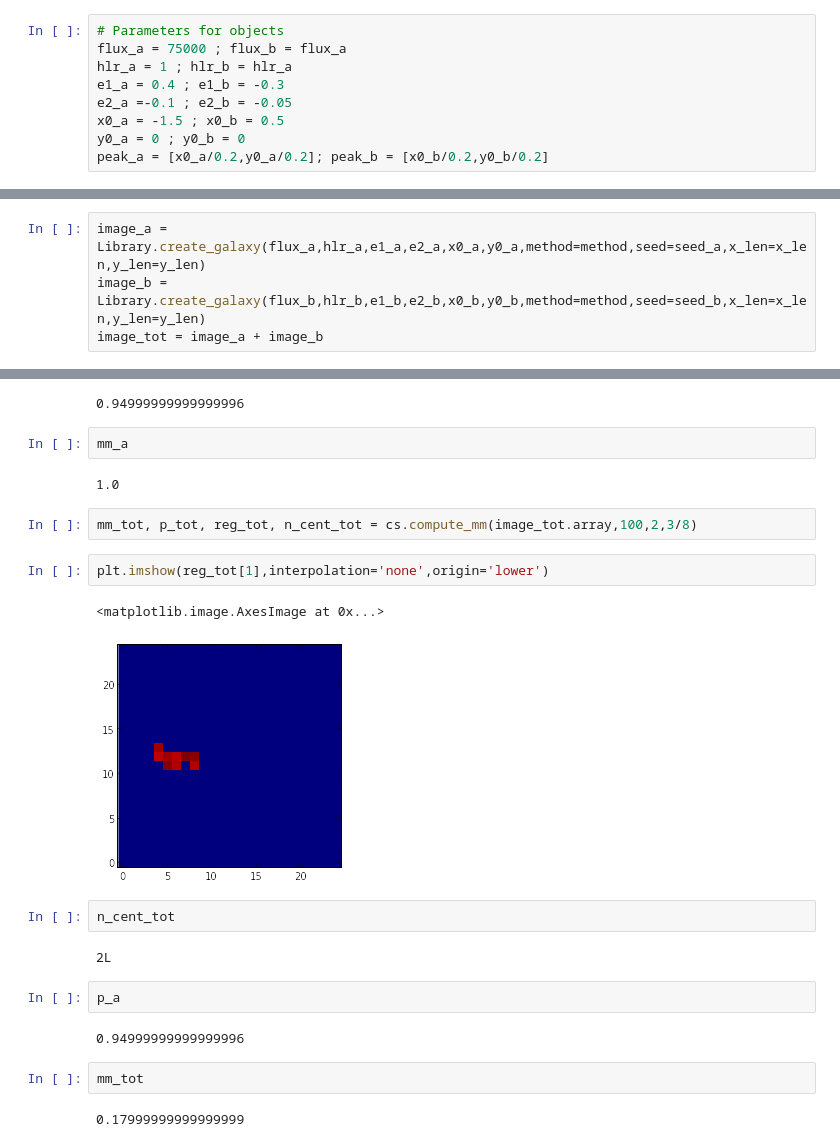
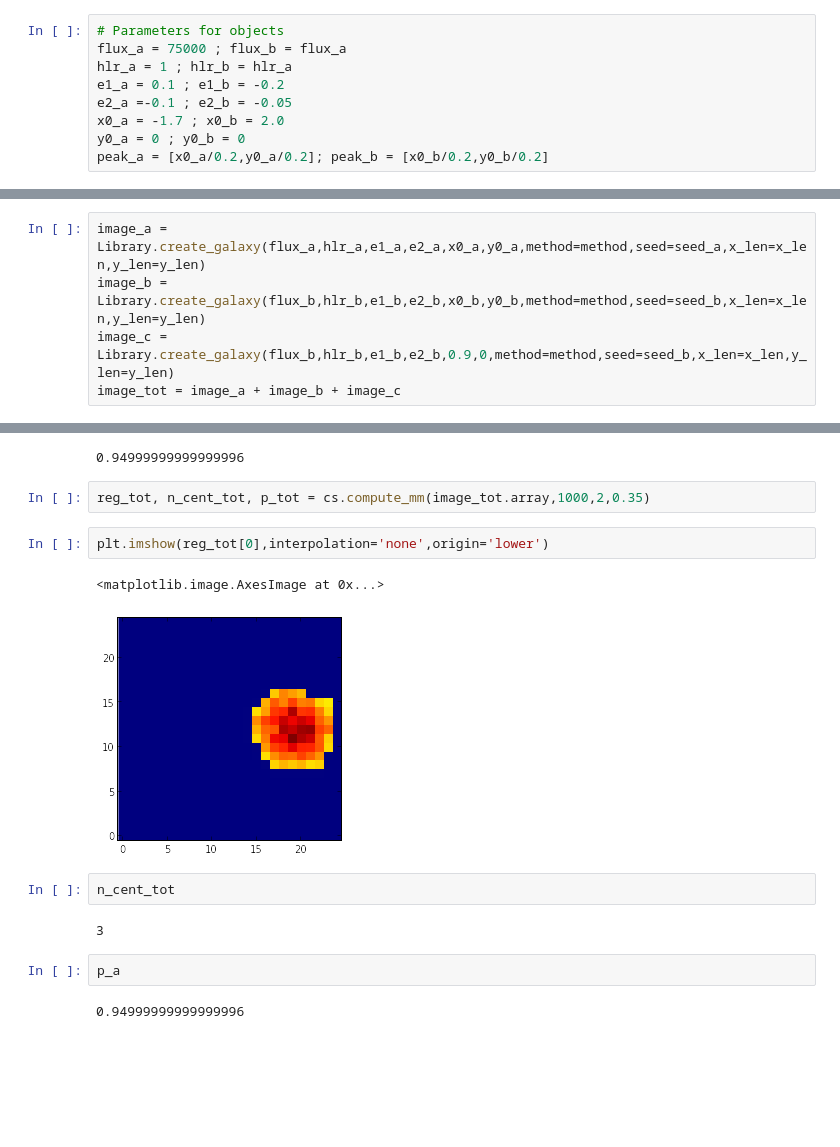
Before and after one commit to alvarezcl/deblending, a Jupyter notebook: cs229/test_stats.ipynb, the cells around one changed output, grey strips where cells are left out. Saved outputs shown, nothing was run; the diff lists cells and outputs as text; blank space fills up the shorter version.

```diff
--- a/cs229/test_stats.ipynb
+++ b/cs229/test_stats.ipynb
@@ -12,9 +12,9 @@ import matplotlib.gridspec as gridspec
 # Parameters for objects
 flux_a = 75000 ; flux_b = flux_a
 hlr_a = 1 ; hlr_b = hlr_a
-e1_a = 0.4 ; e1_b = -0.3
+e1_a = 0.1 ; e1_b = -0.2
 e2_a =-0.1 ; e2_b = -0.05
-x0_a = -1.5 ; x0_b = 0.5
+x0_a = -1.7 ; x0_b = 2.0
 y0_a = 0 ; y0_b = 0
 peak_a = [x0_a/0.2,y0_a/0.2]; peak_b = [x0_b/0.2,y0_b/0.2]
 # %%
@@ -27,6 +27,7 @@ seed_b = galsim.BaseDeviate(2)
 # %%
 image_a = Library.create_galaxy(flux_a,hlr_a,e1_a,e2_a,x0_a,y0_a,method=method,seed=seed_a,x_len=x_len,y_len=y_len)
 image_b = Library.create_galaxy(flux_b,hlr_b,e1_b,e2_b,x0_b,y0_b,method=method,seed=seed_b,x_len=x_len,y_len=y_len)
-image_tot = image_a + image_b
+image_c = Library.create_galaxy(flux_b,hlr_b,e1_b,e2_b,0.9,0,method=method,seed=seed_b,x_len=x_len,y_len=y_len)
+image_tot = image_a + image_b + image_c
 # %%
 # Compute the gini coefficients of each image and the sum
@@ -131,26 +132,18 @@ n_cent_a
 p_a
 # %% [output]
 0.94999999999999996
-# %%
-mm_a
-# %% [output]
-1.0
 # %%
-mm_tot, p_tot, reg_tot, n_cent_tot = cs.compute_mm(image_tot.array,100,2,3/8)
+reg_tot, n_cent_tot, p_tot = cs.compute_mm(image_tot.array,1000,2,0.35)
 # %%
-plt.imshow(reg_tot[1],interpolation='none',origin='lower')
+plt.imshow(reg_tot[0],interpolation='none',origin='lower')
 # %% [output]
 <matplotlib.image.AxesImage at 0x...>
-[figure, old version]
+[figure, new version]
 # %%
 n_cent_tot
 # %% [output]
-2L
+3
 # %%
 p_a
 # %% [output]
 0.94999999999999996
-# %%
-mm_tot
-# %% [output]
-0.17999999999999999
```
Also changed, not shown: parts of 13 cells of this notebook, 11 other files.
